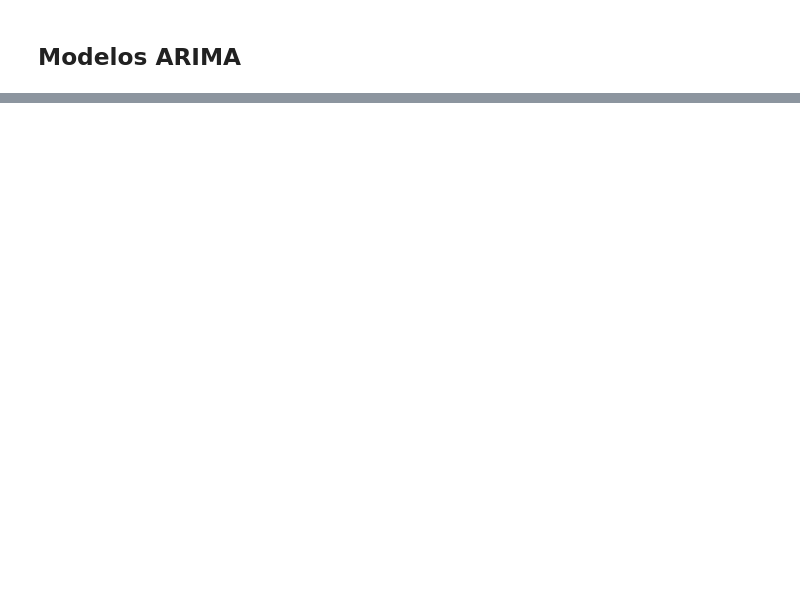
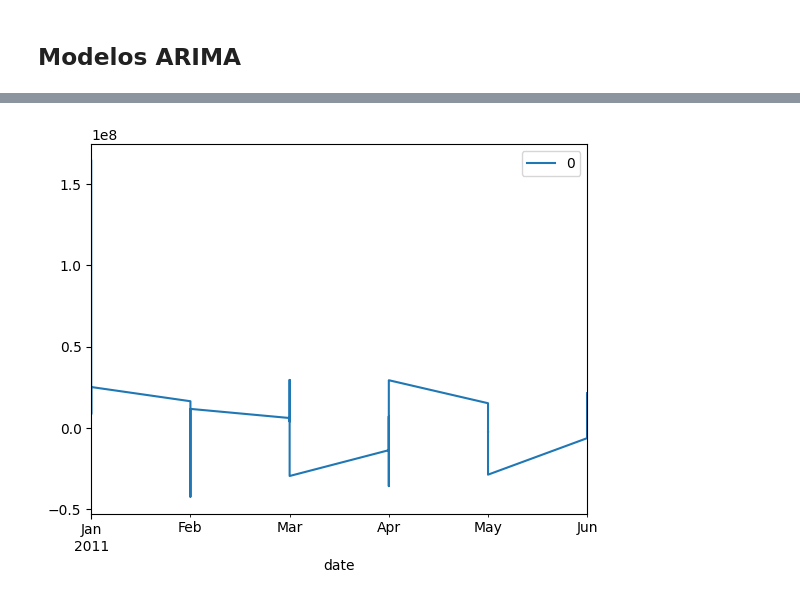
Before and after one commit to javiersanpan/dwj, a Jupyter notebook: dowjones_act3.ipynb, the cells around one changed output, grey strips where cells are left out. Drawn from its saved outputs; the diff is of its cells as text; code cells hidden in the pictures; blank space fills up the shorter version.

Commit message:
Adding series, ARIMA model, and graphs of residuals

```diff
--- a/dowjones_act3.ipynb
+++ b/dowjones_act3.ipynb
@@ -360,0 +379,5 @@ print (f"\nBest AR order: {best_order} with AIC: {best_aic:.2f}")
+# %%
+series = daily_mean['volume'].copy()
+print(series)
+series.index = series.index.to_period('M')
+print ("\n", series)
@@ -367,0 +436,6 @@ print('Coefficients: \n%s' % model_fit_arima.params)
+# %%
+residuals = pd.DataFrame(model_fit_arima.resid)
+residuals.plot()
+pyplot.show()
+# %% [output]
+[figure, added]
```
Also changed, not shown: parts of 12 cells of this notebook.
